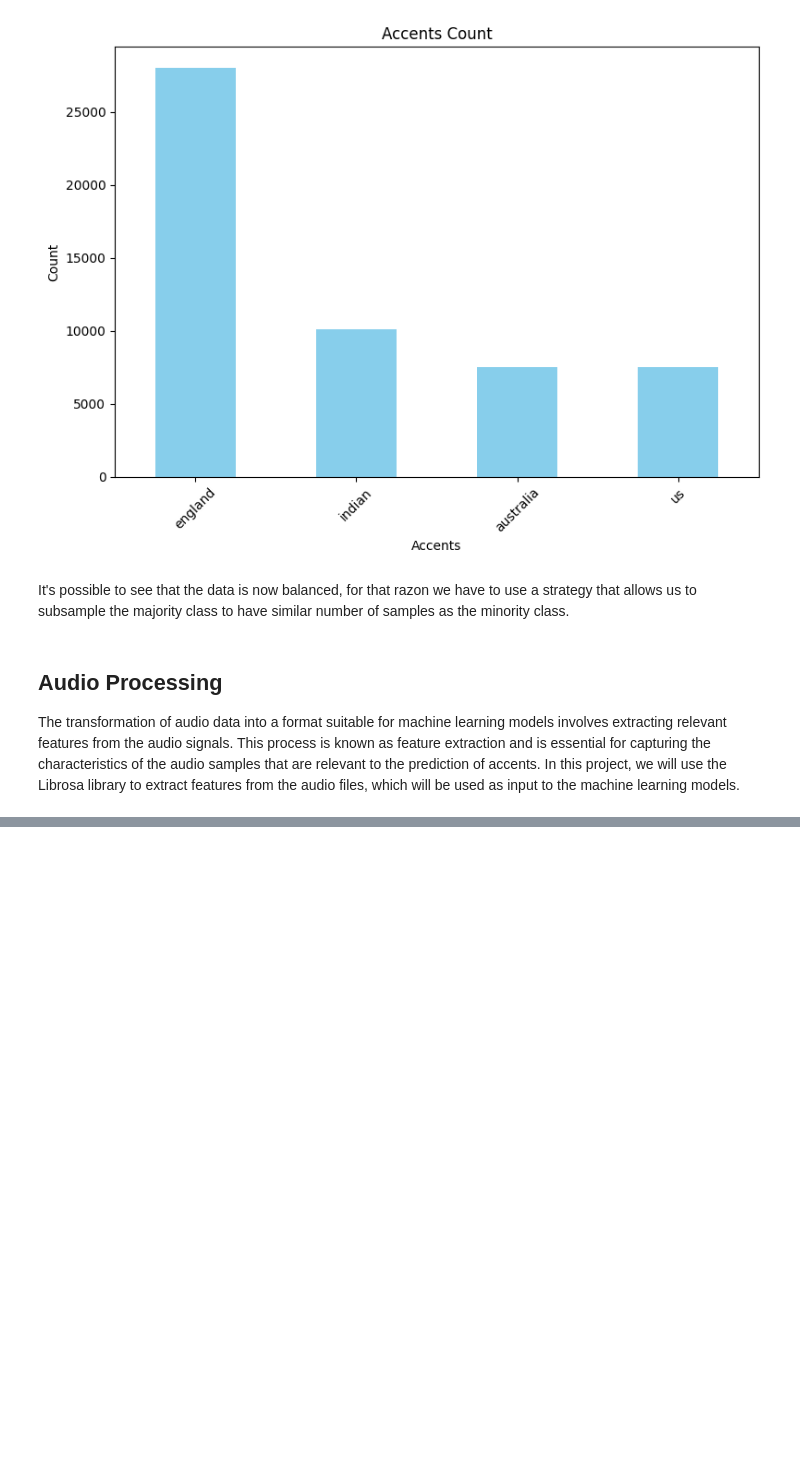
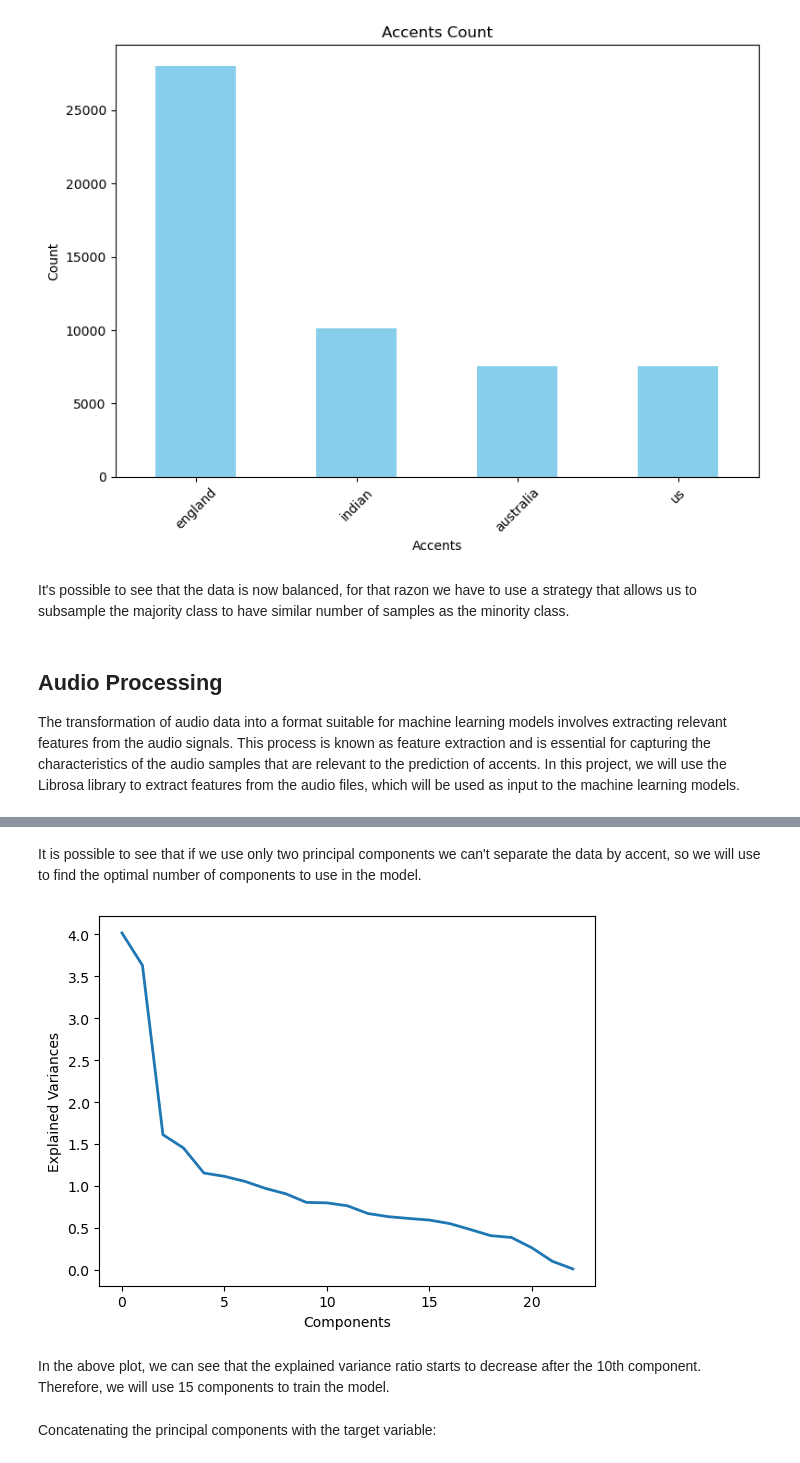
Before and after one commit to CristianPerafan/ArtificialIntelligenceProject, a Jupyter notebook: Delivery2/ExploratoryDataAnalysis2.ipynb, the cells around one changed output, grey strips where cells are left out. Saved outputs shown, nothing was run; the diff lists cells and outputs as text; code cells hidden in the pictures; blank space fills up the shorter version.

```diff
--- a/Delivery2/ExploratoryDataAnalysis2.ipynb
+++ b/Delivery2/ExploratoryDataAnalysis2.ipynb
@@ -519,0 +294,19 @@ print(X)
+# %%
+import os
+
+absolute_path = os.path.join(os.getcwd(), '../features', 'extracted_features.csv')
+
+if os.path.exists(absolute_path):
+    print('File exists...')
+    df = pd.read_csv(absolute_path)
+else :
+    print('Extracting features...')
+    df_list = list()
+
+    for input_file, input_label in tqdm(zip(df['file'], df['accent'])):
+        resulting_df = feature_extraction(input_file)
+        if resulting_df is not None:
+            resulting_df['accent'] = input_label
+            df_list.append(resulting_df)
+
+    df = pd.concat(df_list, axis=0)
@@ -519,0 +344,18 @@ print(X)
+# %%
+from sklearn.preprocessing import StandardScaler
+
+features = ['spectral_centroid', 'spectral_bandwidth', 'spectral_rolloff', 'mfcc_1',
+       'mfcc_2', 'mfcc_3', 'mfcc_4', 'mfcc_5', 'mfcc_6', 'mfcc_7', 'mfcc_8',
+       'mfcc_9', 'mfcc_10', 'mfcc_11', 'mfcc_12', 'mfcc_13', 'mfcc_14',
+       'mfcc_15', 'mfcc_16', 'mfcc_17', 'mfcc_18', 'mfcc_19', 'mfcc_20']
+
+
+# Separating out the features
+x = df.loc[:, features].values
+
+
+# Separating out the target
+y = df.loc[:,['accent']].values
+
+# Standardizing the features
+x = StandardScaler().fit_transform(x)
@@ -519,0 +400,12 @@ print(X)
+# %% [markdown]
+It is possible to see that if we use only two principal components we can't separate the data by accent, so we will use to find the optimal number of components to use in the model.
+# %%
+pca = PCA().fit(x)
+plt.plot(pca.explained_variance_, linewidth=2)
+plt.xlabel('Components')
+plt.ylabel('Explained Variances')
+plt.show()
+# %% [output]
+[figure, added]
+# %% [markdown]
+In the above plot, we can see that the explained variance ratio starts to decrease after the 10th component. Therefore, we will use 15 components to train the model.
@@ -519,0 +424,2 @@ print(X)
+# %% [markdown]
+Concatenating the principal components with the target variable:
```
Also changed, not shown: parts of 53 cells of this notebook, 1 other file.
